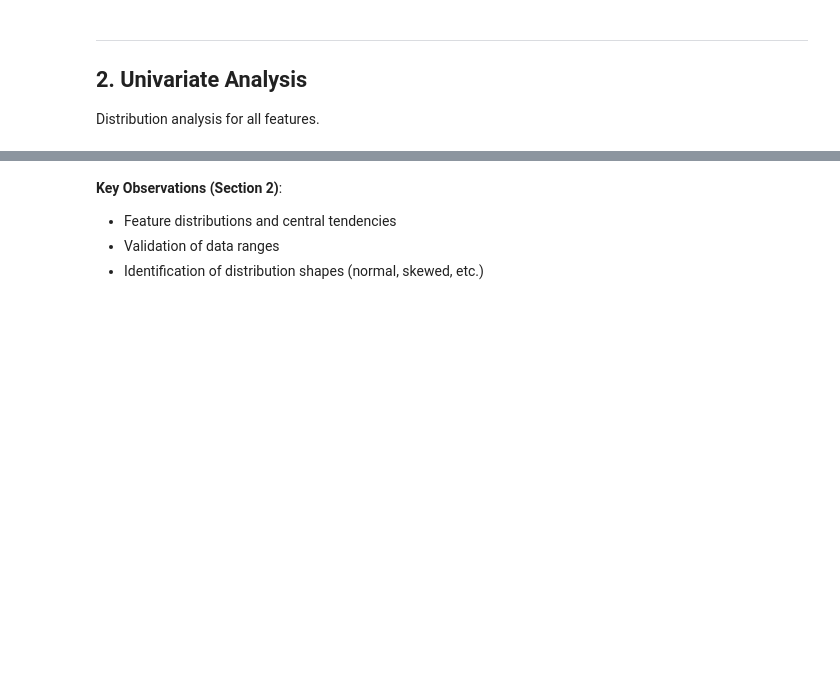
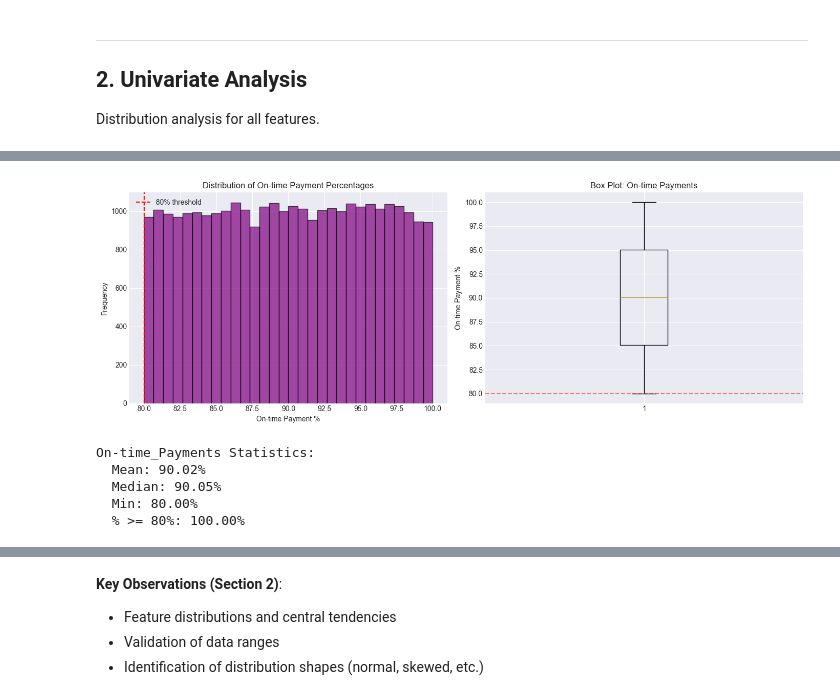
Before and after one commit to whitehackr/Loan-Limit-Optimization, a Jupyter notebook: notebooks/01_exploratory_data_analysis.ipynb, the cells around one changed output, grey strips where cells are left out. Saved outputs shown, nothing was run; the diff lists cells and outputs as text; code cells hidden in the pictures; blank space fills up the shorter version.

```diff
--- a/notebooks/01_exploratory_data_analysis.ipynb
+++ b/notebooks/01_exploratory_data_analysis.ipynb
@@ -146,28 +203,35 @@ print(f"  Max: {df['days_since_last_loan'].max():.0f} (validates Dec 31, 2023 sn
 # %%
 # On-time Payments Percentage distribution
 fig, axes = plt.subplots(1, 2, figsize=(14, 5))
 
-axes[0].hist(df['on-time_payments_percentage'], bins=30, edgecolor='black', alpha=0.7, color='purple')
+axes[0].hist(df['on-time_payments'], bins=30, edgecolor='black', alpha=0.7, color='purple')
 axes[0].set_xlabel('On-time Payment %')
 axes[0].set_ylabel('Frequency')
 axes[0].set_title('Distribution of On-time Payment Percentages')
 axes[0].axvline(80, color='red', linestyle='--', label='80% threshold')
 axes[0].legend()
 
-axes[1].boxplot(df['on-time_payments_percentage'], vert=True)
+axes[1].boxplot(df['on-time_payments'], vert=True)
 axes[1].set_ylabel('On-time Payment %')
 axes[1].set_title('Box Plot: On-time Payments')
 axes[1].axhline(80, color='red', linestyle='--', alpha=0.5)
 
 plt.tight_layout()
 plt.savefig('../outputs/figures/ontime_payment_distribution.png', dpi=300, bbox_inches='tight')
 plt.show()
 
 print(f"On-time_Payments Statistics:")
-print(f"  Mean: {df['on-time_payments_percentage'].mean():.2f}%")
-print(f"  Median: {df['on-time_payments_percentage'].median():.2f}%")
-print(f"  Min: {df['on-time_payments_percentage'].min():.2f}%")
-print(f"  % >= 80%: {(df['on-time_payments_percentage'] >= 80).mean() * 100:.2f}%")
+print(f"  Mean: {df['on-time_payments'].mean():.2f}%")
+print(f"  Median: {df['on-time_payments'].median():.2f}%")
+print(f"  Min: {df['on-time_payments'].min():.2f}%")
+print(f"  % >= 80%: {(df['on-time_payments'] >= 80).mean() * 100:.2f}%")
+# %% [output]
+[figure, added]
+On-time_Payments Statistics:
+  Mean: 90.02%
+  Median: 90.05%
+  Min: 80.00%
+  % >= 80%: 100.00%
 # %%
 # No_of_Increases_2023 distribution (CRITICAL for CAC model validation)
 increase_counts = df['no_of_increases_in_2023'].value_counts().sort_index()
```
Also changed, not shown: parts of 23 cells of this notebook.
